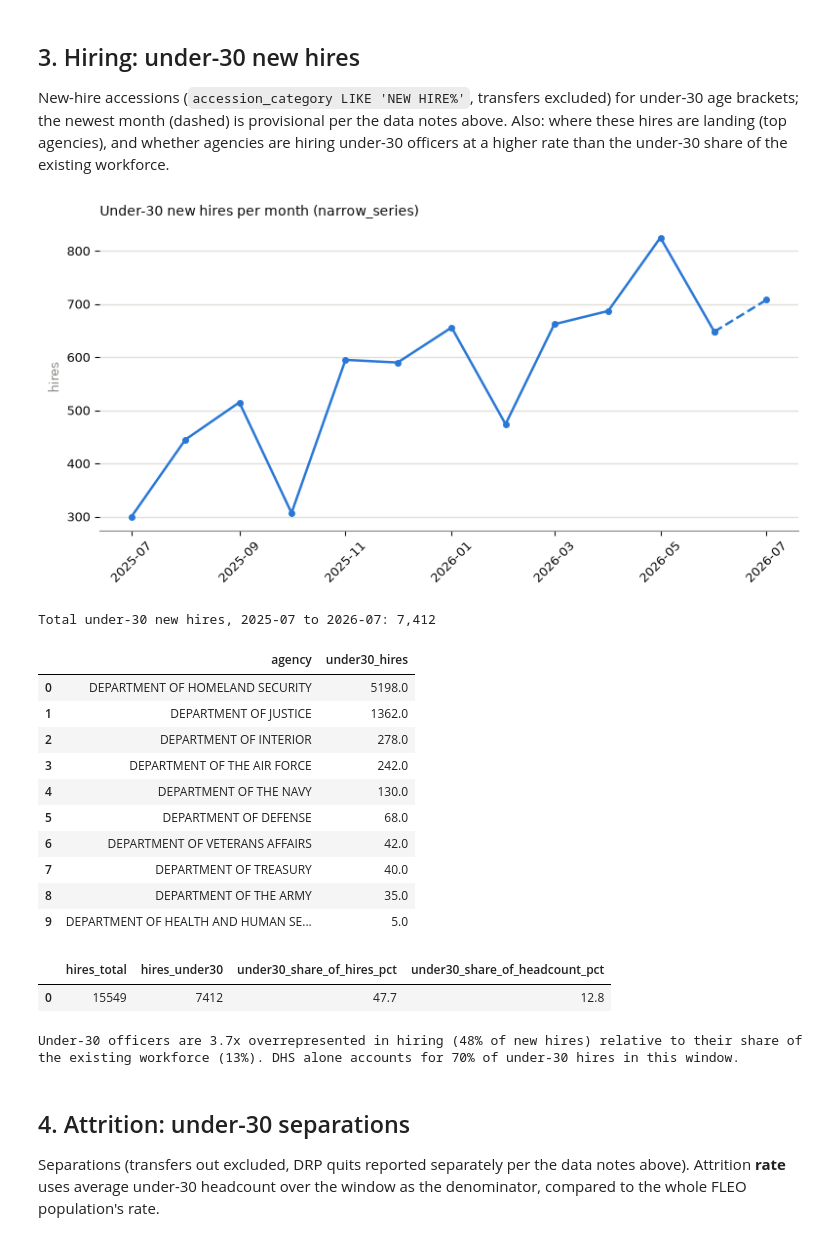
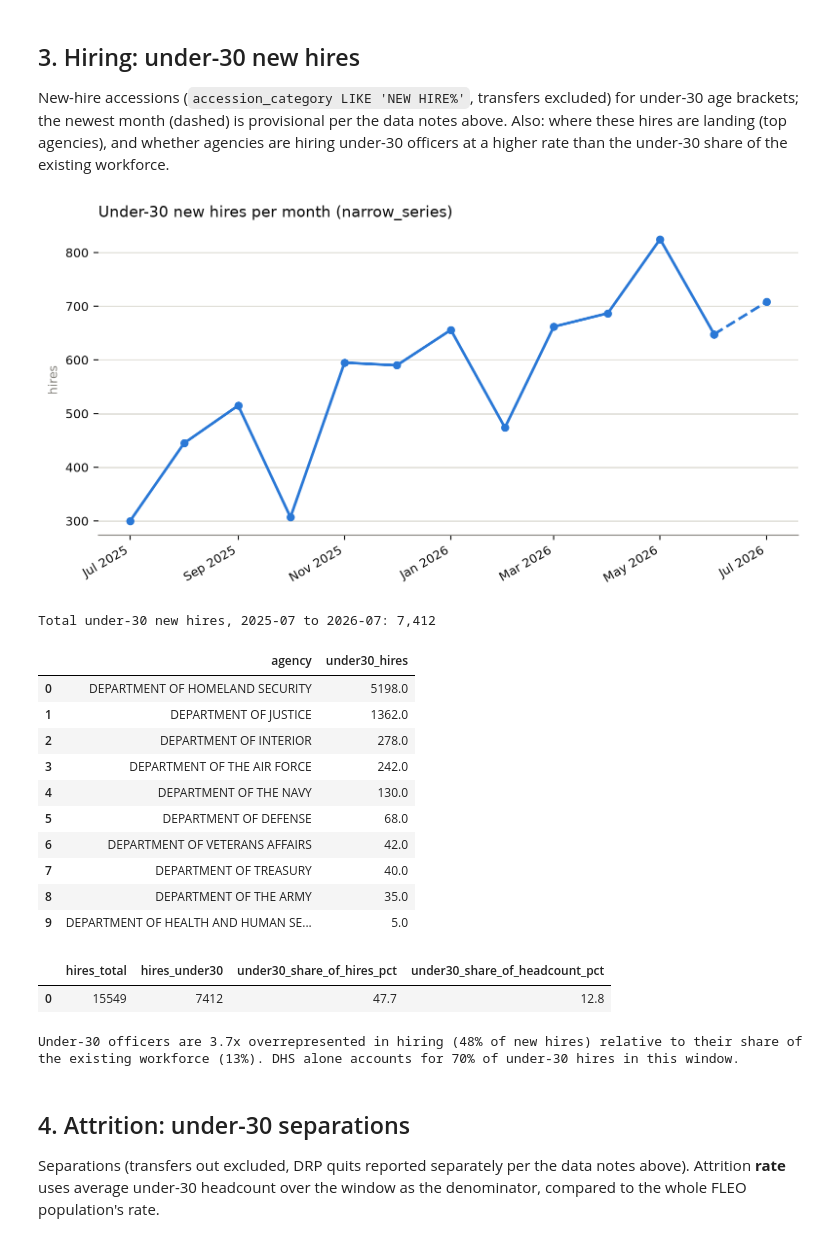
Before and after one commit to abigailhaddad/fleo-under30, a Jupyter notebook: fleo_under30.ipynb, the cells around one changed output. Drawn from its saved outputs; the diff is of its cells as text; code cells hidden in the pictures.

```diff
--- a/fleo_under30.ipynb
+++ b/fleo_under30.ipynb
@@ -39,6 +39,8 @@ WINDOW_START, WINDOW_END = "202507", "202607"
 SERIES_COLOR, SERIES2_COLOR = "#2a78d6", "#eb6834"
 GRID, MUTED, INK = "#e1e0d9", "#898781", "#0b0b0b"  # MUTED doubles as the 3rd line color in Sec. 5
 
+plt.rcParams["figure.dpi"] = 200  # crisper PNGs for the README export
+
 def style_ax(ax, ylabel=None):
     ax.spines[["top", "right", "left"]].set_visible(False)
     ax.spines["bottom"].set_color(MUTED)
@@ -439,16 +441,19 @@ hc_share = 100 * hc_u30 / hc_tot
 hc_u30_dt, hc_share_dt = as_dt_index(hc_u30), as_dt_index(hc_share)
 
 fig, axes = plt.subplots(1, 2, figsize=(11, 4))
-axes[0].plot(hc_u30_dt.index, hc_u30_dt.values, color=SERIES_COLOR, marker="o", markersize=4, linewidth=1.8)
-axes[1].plot(hc_share_dt.index, hc_share_dt.values, color=SERIES_COLOR, marker="o", markersize=4, linewidth=1.8)
-axes[0].set_title("Under-30 FLEO headcount (narrow_series)", fontsize=10, color=INK, loc="left")
-axes[1].set_title("Under-30 share of FLEO headcount (%)", fontsize=10, color=INK, loc="left")
+axes[0].plot(hc_u30_dt.index, hc_u30_dt.values, color=SERIES_COLOR, linewidth=2)
+axes[1].plot(hc_share_dt.index, hc_share_dt.values, color=SERIES_COLOR, linewidth=2)
+axes[0].plot(hc_u30_dt.index[-1], hc_u30_dt.values[-1], "o", ms=7, color=SERIES_COLOR, markeredgecolor="white", markeredgewidth=1.5, zorder=5)
+axes[1].plot(hc_share_dt.index[-1], hc_share_dt.values[-1], "o", ms=7, color=SERIES_COLOR, markeredgecolor="white", markeredgewidth=1.5, zorder=5)
+axes[0].set_title("Under-30 FLEO headcount (narrow_series)", fontsize=11, color=INK, loc="left")
+axes[1].set_title("Under-30 share of FLEO headcount (%)", fontsize=11, color=INK, loc="left")
 for ax in axes:
     style_ax(ax)
     ax.xaxis.set_major_locator(mdates.MonthLocator(interval=2))
-    ax.xaxis.set_major_formatter(mdates.DateFormatter("%Y-%m"))
+    ax.xaxis.set_major_formatter(mdates.DateFormatter("%b %Y"))
     for lbl in ax.get_xticklabels():
-        lbl.set_rotation(45)
+        lbl.set_rotation(30)
+        lbl.set_ha("right")
 plt.tight_layout()
 plt.show()
 # %% [output]
@@ -466,44 +471,45 @@ hires_u30 = monthly_one(ACC, f"{U30} AND {NEW_HIRE}", "event_ym").loc[WINDOW_STA
 solid, dashed = as_dt_index(hires_u30.loc[:"202606"]), as_dt_index(hires_u30.loc["202606":])  # overlap at 202606 so the dashed segment connects
 
 fig, ax = plt.subplots(figsize=(8, 4.2))
-ax.plot(solid.index, solid.values, color=SERIES_COLOR, marker="o", markersize=4, linewidth=1.8)
-ax.plot(dashed.index, dashed.values, color=SERIES_COLOR, marker="o", markersize=4, linewidth=1.8, linestyle="--")
-ax.set_title("Under-30 new hires per month (narrow_series)", fontsize=10, color=INK, loc="left")
+ax.plot(solid.index, solid.values, color=SERIES_COLOR, marker="o", markersize=5, linewidth=2)
+ax.plot(dashed.index, dashed.values, color=SERIES_COLOR, marker="o", markersize=5, linewidth=2, linestyle="--")
+ax.set_title("Under-30 new hires per month (narrow_series)", fontsize=11, color=INK, loc="left")
 style_ax(ax, "hires")
 ax.xaxis.set_major_locator(mdates.MonthLocator(interval=2))
-ax.xaxis.set_major_formatter(mdates.DateFormatter("%Y-%m"))
+ax.xaxis.set_major_formatter(mdates.DateFormatter("%b %Y"))
 for lbl in ax.get_xticklabels():
-    lbl.set_rotation(45)
+    lbl.set_rotation(30)
+    lbl.set_ha("right")
 plt.tight_layout()
 plt.show()
 print(f"Total under-30 new hires, {WINDOW_START[:4]}-{WINDOW_START[4:]} to {WINDOW_END[:4]}-{WINDOW_END[4:]}: {hires_u30.sum():,.0f}")
 
 w = where_clause(VALIDATED_METHOD)
 top_agencies = con.execute(f'''
     SELECT agency, SUM(count) AS under30_hires
     FROM '{ACC}'
     WHERE event_ym BETWEEN '{WINDOW_START}' AND '{WINDOW_END}'
       AND {U30} AND {NEW_HIRE} AND ({w})
     GROUP BY 1 ORDER BY under30_hires DESC LIMIT 10
 ''').df()
 display(top_agencies)
 
 h_tot = con.execute(f"SELECT SUM(count) FROM '{ACC}' WHERE event_ym BETWEEN '{WINDOW_START}' AND '{WINDOW_END}' AND {NEW_HIRE} AND ({w})").fetchone()[0]
 h_u30 = con.execute(f"SELECT SUM(count) FROM '{ACC}' WHERE event_ym BETWEEN '{WINDOW_START}' AND '{WINDOW_END}' AND {NEW_HIRE} AND {U30} AND ({w})").fetchone()[0]
 dhs_hires_u30 = con.execute(f"SELECT SUM(count) FROM '{ACC}' WHERE event_ym BETWEEN '{WINDOW_START}' AND '{WINDOW_END}' AND {NEW_HIRE} AND {U30} AND ({w}) AND agency='DEPARTMENT OF HOMELAND SECURITY'").fetchone()[0]
 dhs_share_of_hires = 100 * dhs_hires_u30 / h_u30  # referenced again in Sec. 5
 
 hire_share, hc_share_now = 100 * h_u30 / h_tot, 100 * hc_u30.iloc[-1] / hc_tot.iloc[-1]
 display(pd.DataFrame([{
     "hires_total": int(h_tot), "hires_under30": int(h_u30),
     "under30_share_of_hires_pct": round(hire_share, 1),
     "under30_share_of_headcount_pct": round(hc_share_now, 1),
 }]))
 print(f"Under-30 officers are {hire_share/hc_share_now:.1f}x overrepresented in hiring ({hire_share:.0f}% "
       f"of new hires) relative to their share of the existing workforce ({hc_share_now:.0f}%). "
       f"DHS alone accounts for {dhs_share_of_hires:.0f}% of under-30 hires in this window.")
 # %% [output]
-[figure, old version]
+[figure, new version]
 Total under-30 new hires, 2025-07 to 2026-07: 7,412
 |  | agency | under30_hires |
 | 0 | DEPARTMENT OF HOMELAND SECURITY | 5198.0 |
```
Also changed, not shown: parts of 3 cells of this notebook, 3 other files.
